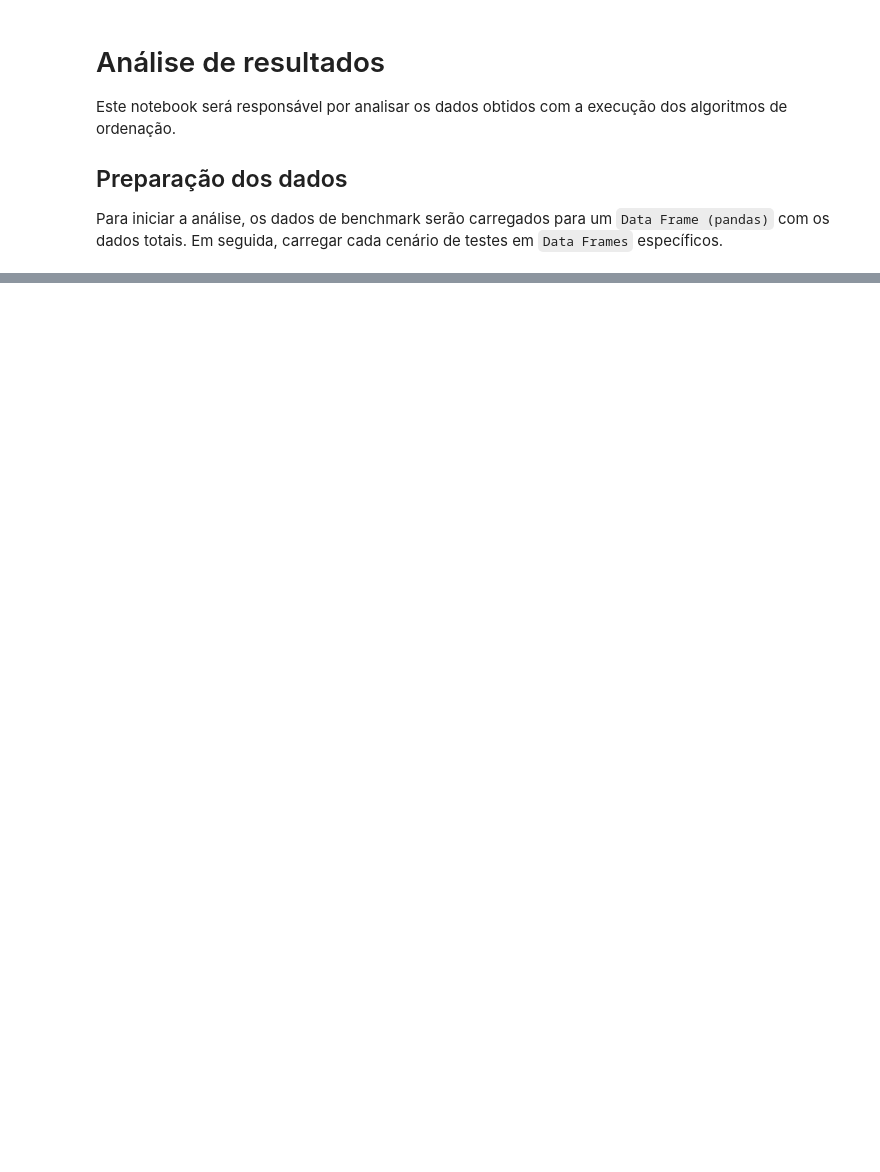
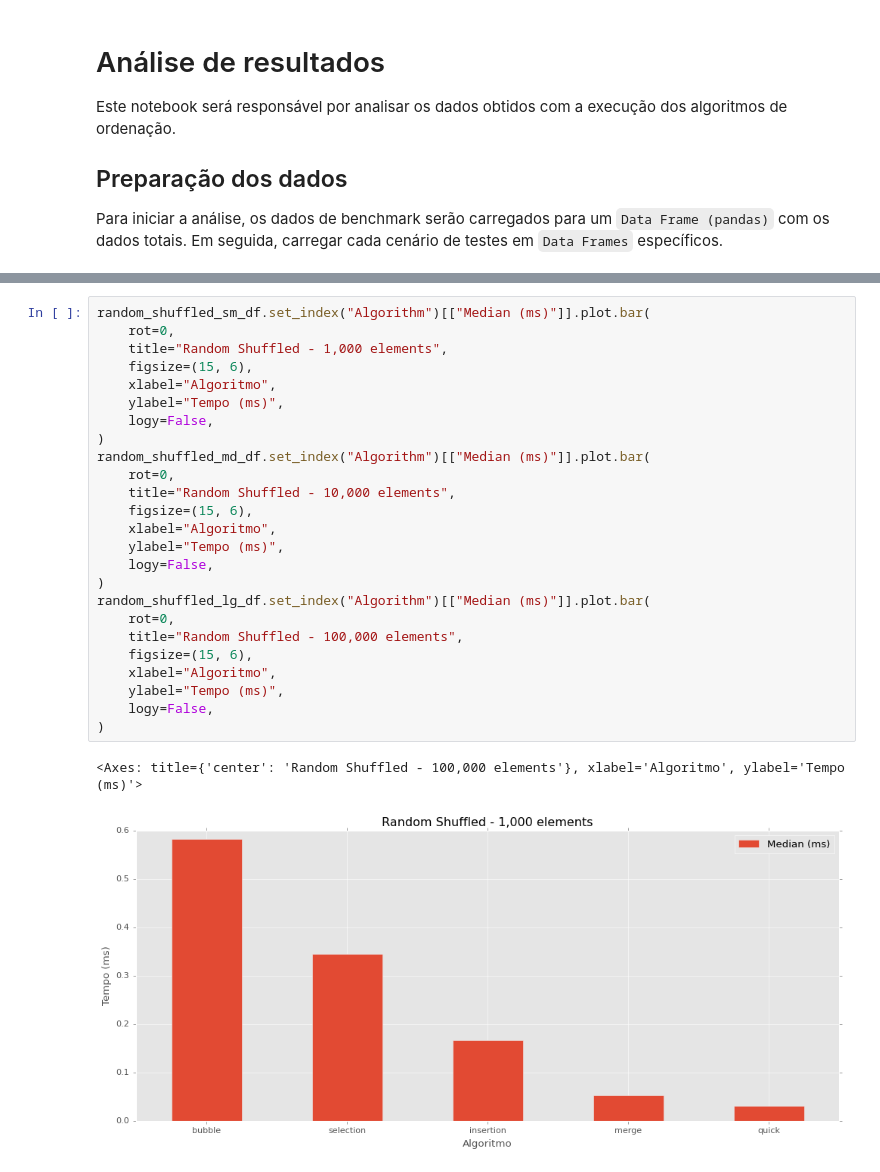
Before and after one commit to olucasaguiar/projeto-metodos-de-ordenacao, a Jupyter notebook: app/projeto_algoritmos_de_ordenacao.ipynb, the cells around one changed output, grey strips where cells are left out. Drawn from its saved outputs; the diff is of its cells as text; blank space fills up the shorter version.

```diff
--- a/app/projeto_algoritmos_de_ordenacao.ipynb
+++ b/app/projeto_algoritmos_de_ordenacao.ipynb
@@ -53,0 +125,28 @@ working_df.set_index(['Algorithm', 'Size'], inplace=True)
+# %%
+random_shuffled_sm_df.set_index("Algorithm")[["Median (ms)"]].plot.bar(
+    rot=0,
+    title="Random Shuffled - 1,000 elements",
+    figsize=(15, 6),
+    xlabel="Algoritmo",
+    ylabel="Tempo (ms)",
+    logy=False,
+)
+random_shuffled_md_df.set_index("Algorithm")[["Median (ms)"]].plot.bar(
+    rot=0,
+    title="Random Shuffled - 10,000 elements",
+    figsize=(15, 6),
+    xlabel="Algoritmo",
+    ylabel="Tempo (ms)",
+    logy=False,
+)
+random_shuffled_lg_df.set_index("Algorithm")[["Median (ms)"]].plot.bar(
+    rot=0,
+    title="Random Shuffled - 100,000 elements",
+    figsize=(15, 6),
+    xlabel="Algoritmo",
+    ylabel="Tempo (ms)",
+    logy=False,
+)
+# %% [output]
+<Axes: title={'center': 'Random Shuffled - 100,000 elements'}, xlabel='Algoritmo', ylabel='Tempo (ms)'>
+[figure, added]
```
Also changed, not shown: parts of 8 cells of this notebook.
